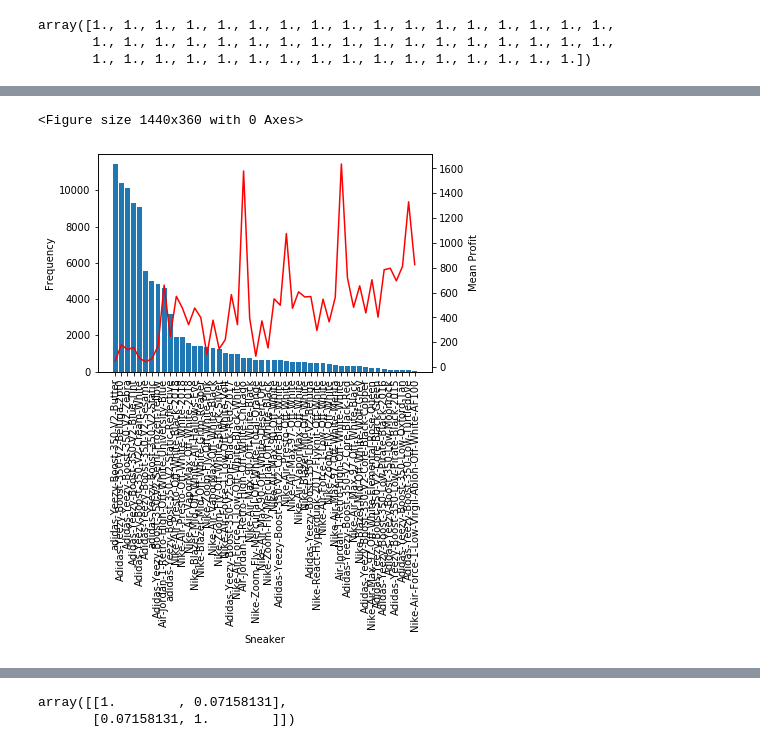
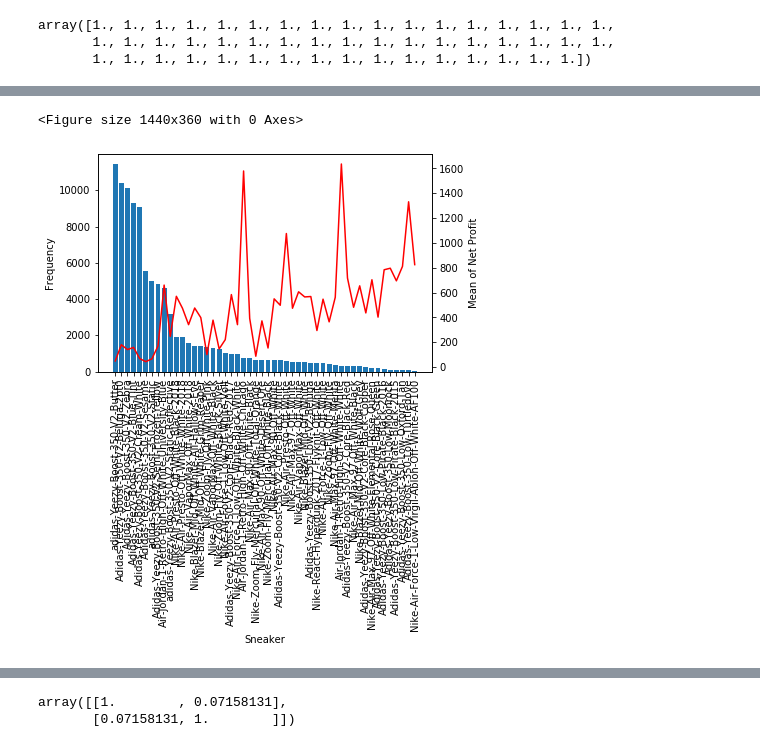
Before and after one commit to ZichangYe/SneakersAnalytics, a Jupyter notebook: Sneakers_Project.ipynb, the cells around one changed output, grey strips where cells are left out. Cells and saved outputs as stored; diff of their text form; code cells hidden in the pictures.

```diff
--- a/Sneakers_Project.ipynb
+++ b/Sneakers_Project.ipynb
@@ -202,20 +194,20 @@ plt.show()
 # %%
 freq_dict = dict(zip(freq.index, freq['Brand']))
 sorted_mean_profit_freq = [mean_netpro_dict[name] for name in list(freq_dict.keys())]
 
 fig2 = plt.figure(figsize=(20,5))
 fig2, ax1_freq = plt.subplots()
 ax1_freq.set_xlabel('Sneaker')
 ax1_freq.set_ylabel('Frequency')
 ax1_freq.bar(height = list(freq_dict.values()), x = list(freq_dict.keys()))
 plt.xticks(ticks = list(freq_dict.keys()), rotation = 90)
 ax2_freq = ax1_freq.twinx()
-ax2_freq.set_ylabel('Mean Profit')
+ax2_freq.set_ylabel('Mean of Net Profit')
 ax2_freq.plot(list(freq_dict.keys()), sorted_mean_profit_freq, color = 'red')
 plt.show()
 # %% [output]
 <Figure size 1440x360 with 0 Axes>
-[figure, old version]
+[figure, new version]
 # %%
 freq_dict = dict(zip(freq.index, freq['Brand']))
 sorted_std_profit_freq = [std_netpro_dict[name] for name in list(freq_dict.keys())]
```
Also changed, not shown: parts of 6 cells of this notebook, 5 other files.
